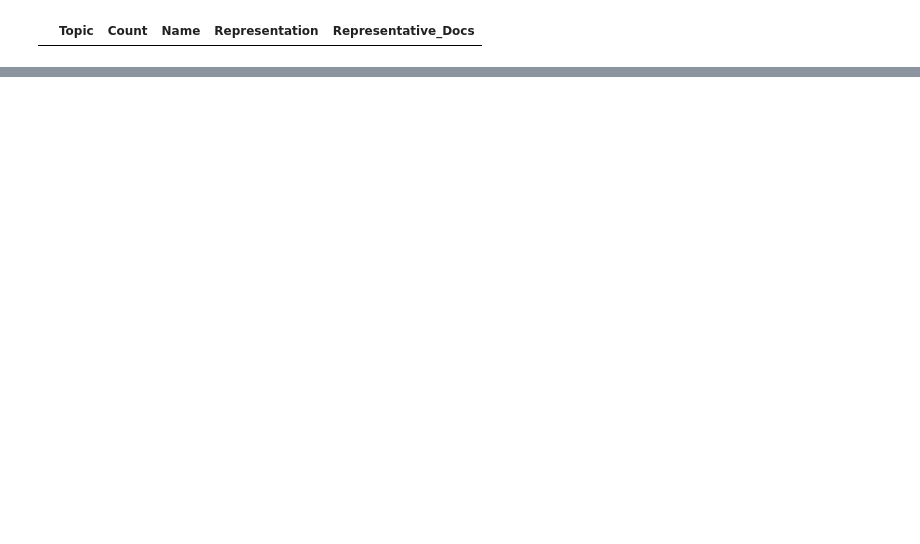
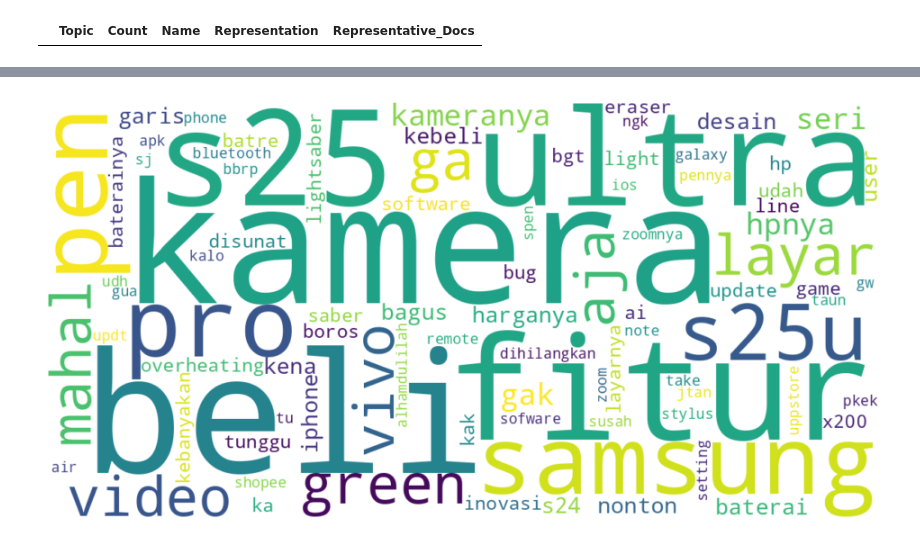
Before and after one commit to erlanggadewasakti/Sentiment-Analysis-Review-Steam, a Jupyter notebook: roberta/non-transform/2e-5.ipynb, the cells around one changed output, grey strips where cells are left out. Cells and saved outputs as stored; diff of their text form; code cells hidden in the pictures; blank space fills up the shorter version.

```diff
--- a/roberta/non-transform/2e-5.ipynb
+++ b/roberta/non-transform/2e-5.ipynb
@@ -1119,3 +1119,36 @@ design_topics_from_docs = topic_info[topic_info['Representative_Docs'].astype(st
 display(design_topics_from_docs)
 # %% [output]
 |  | Topic | Count | Name | Representation | Representative_Docs |
+# %%
+from wordcloud import WordCloud
+import matplotlib.pyplot as plt
+from nltk.corpus import stopwords
+import nltk
+
+nltk.download('stopwords')
+stop_words = set(stopwords.words('indonesian'))
+custom_stop_words = {'yg', 'nya'} # Add the words to be excluded
+stop_words.update(custom_stop_words)
+
+
+# Filter out topic -1
+filtered_topic_info = topic_info[topic_info['Topic'] != -1]
+
+# Get representative words and filter out stop words
+representative_words = []
+for words in filtered_topic_info['Representation']:
+    filtered_words = [word for word in words if word.lower() not in stop_words]
+    representative_words.extend(filtered_words)
+
+
+all_words = ' '.join(representative_words)
+
+# Generate the wordcloud
+wordcloud = WordCloud(width=1200, height=600, background_color='white', max_words=200).generate(all_words)
+
+# Display the wordcloud
+plt.figure(figsize=(12, 6))
+plt.imshow(wordcloud, interpolation='bilinear')
+plt.axis('off')
+plt.show()
+# %% [output]
@@ -1121,0 +1157 @@ display(design_topics_from_docs)
+[figure, added]
```
Also changed, not shown: parts of 12 cells of this notebook.
